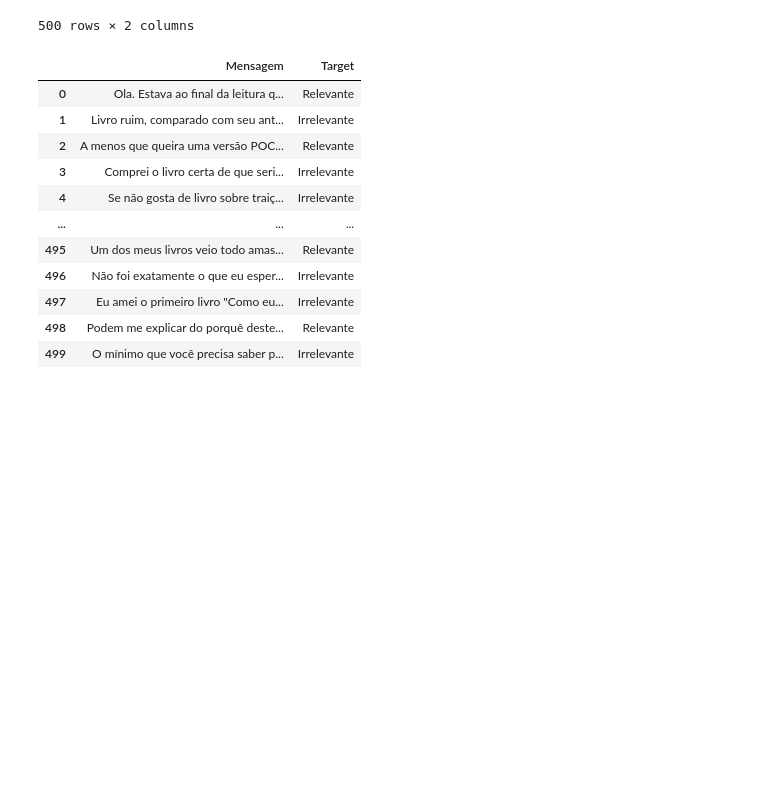
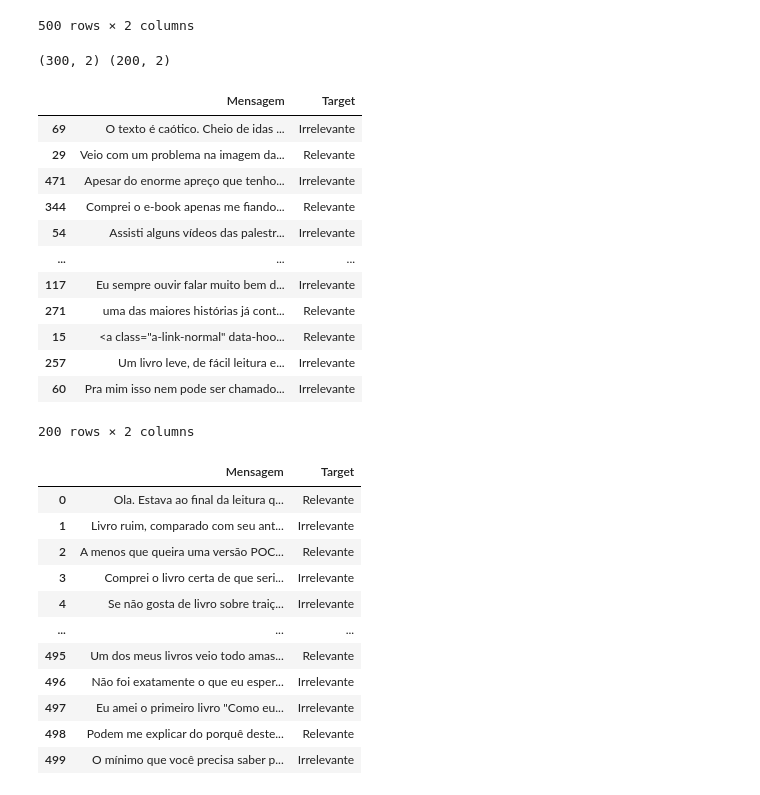
Before and after one commit to MateusMarinheiro18/Projeto-1-C-Dados, a Jupyter notebook: Projeto1 Template.ipynb, the cells around one changed output. Drawn from its saved outputs; the diff is of its cells as text; code cells hidden in the pictures; blank space fills up the shorter version.

Commit message:
train and test split

```diff
--- a/Projeto1 Template.ipynb
+++ b/Projeto1 Template.ipynb
@@ -527,6 +529,25 @@ dados_totais
 | 498 | Livro meio fantasioso , quer dize... | Irrelevante |
 | 499 | Seria o ideal... E bebê, nenê? Qu... | Irrelevante |
 500 rows × 2 columns
+# %%
+dados_treino_split, dados_teste_split = train_test_split(dados_totais, test_size=0.4, random_state=100)
+print(dados_treino_split.shape, dados_teste_split.shape)
+display(dados_teste_split)
+# %% [output]
+(300, 2) (200, 2)
+|  | Mensagem | Target |
+| 69 | O texto é caótico. Cheio de idas ... | Irrelevante |
+| 29 | Veio com um problema na imagem da... | Relevante |
+| 471 | Apesar do enorme apreço que tenho... | Irrelevante |
+| 344 | Comprei o e-book apenas me fiando... | Relevante |
+| 54 | Assisti alguns vídeos das palestr... | Irrelevante |
+| ... | ... | ... |
+| 117 | Eu sempre ouvir falar muito bem d... | Irrelevante |
+| 271 | uma das maiores histórias já cont... | Relevante |
+| 15 | <a class="a-link-normal" data-hoo... | Relevante |
+| 257 | Um livro leve, de fácil leitura e... | Irrelevante |
+| 60 | Pra mim isso nem pode ser chamado... | Irrelevante |
+200 rows × 2 columns
 # %%
 #Embaralhando a base de dados com todos os comentários
 dados_totais = dados_totais.sample(frac = 1).reset_index(drop = True)
```
Also changed, not shown: parts of 4 cells of this notebook.
